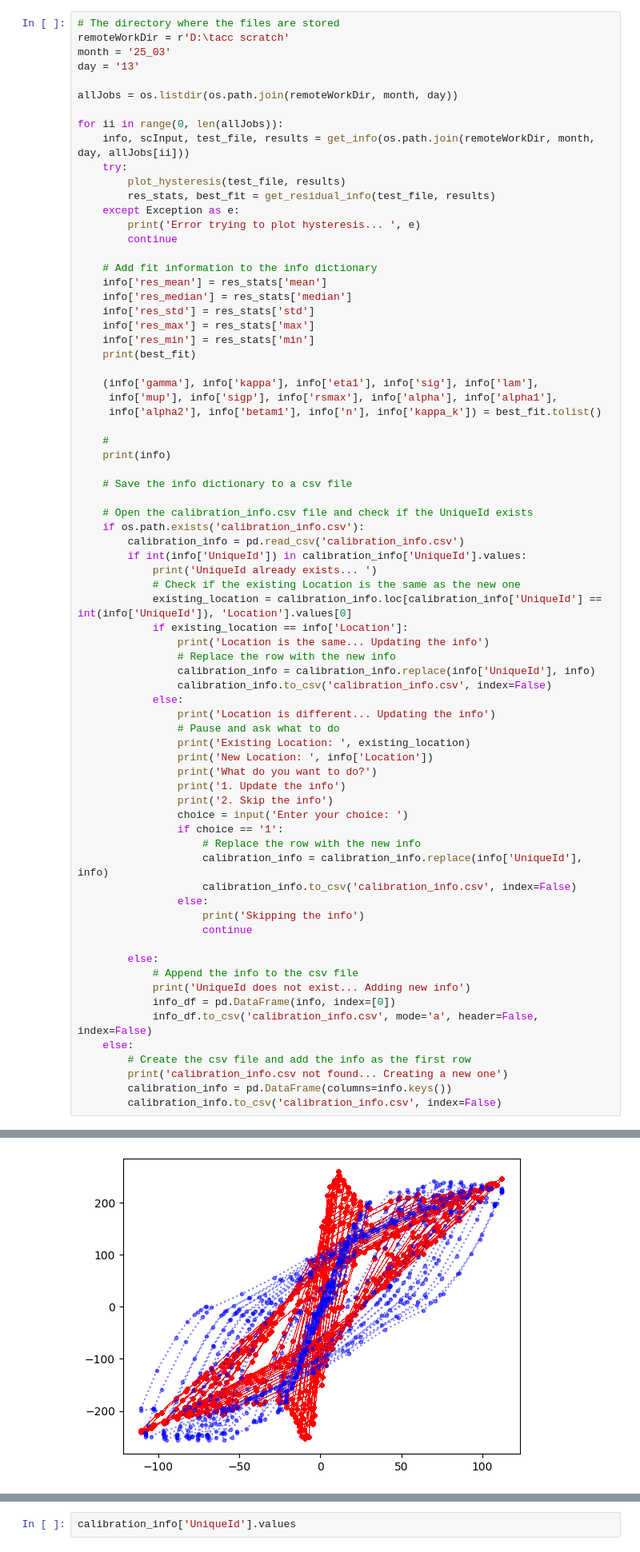
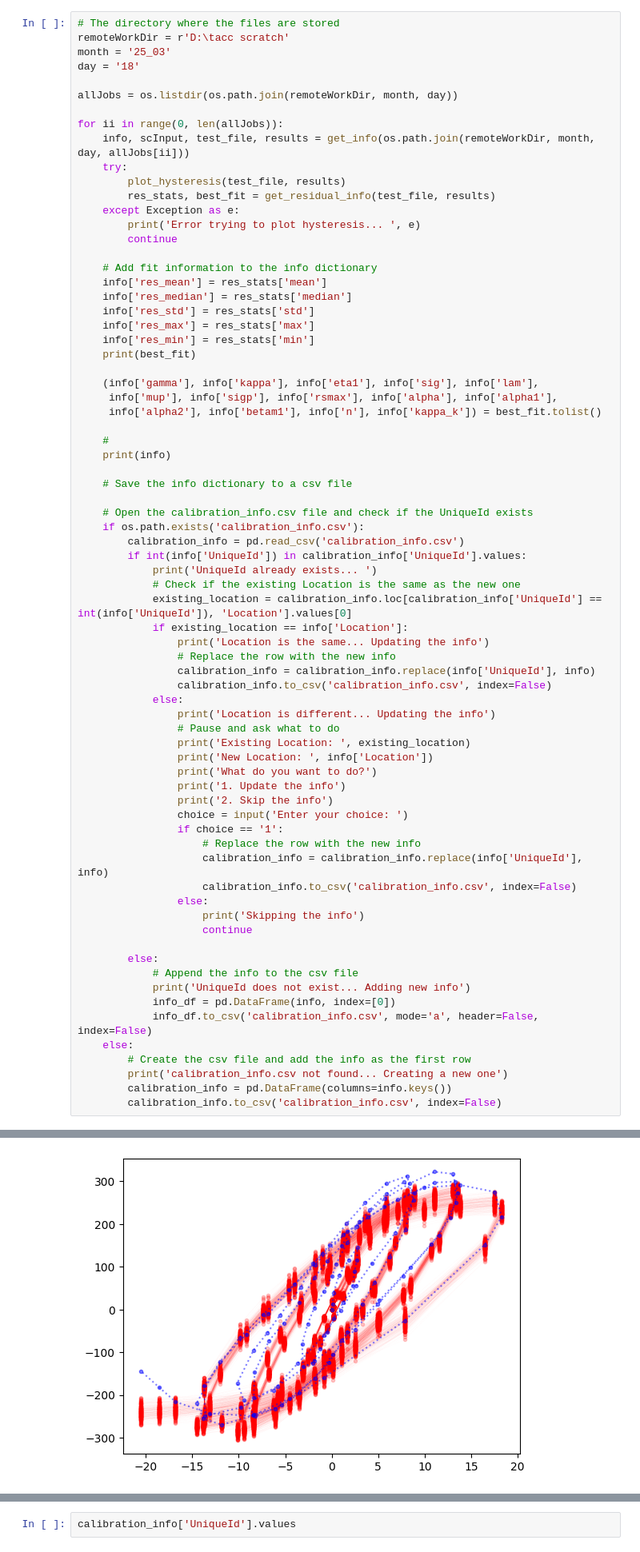
Before and after one commit to migagf/RC_Column_Model, a Jupyter notebook: load_quoFEM_calibrations.ipynb, the cells around one changed output, grey strips where cells are left out. Shown at 80% size. Drawn from its saved outputs; the diff is of its cells as text.

```diff
--- a/load_quoFEM_calibrations.ipynb
+++ b/load_quoFEM_calibrations.ipynb
@@ -144,7 +144,7 @@ def get_residual_info(test_file, results):
 # The directory where the files are stored
 remoteWorkDir = r'D:\tacc scratch'
 month = '25_03'
-day = '13'
+day = '18'
 
 allJobs = os.listdir(os.path.join(remoteWorkDir, month, day))
 
@@ -217 +221 @@ for ii in range(0, len(allJobs)):
-[figure, old version]
+[figure, new version]
```
Also changed, not shown: parts of 1 cell of this notebook, 17 other files.
